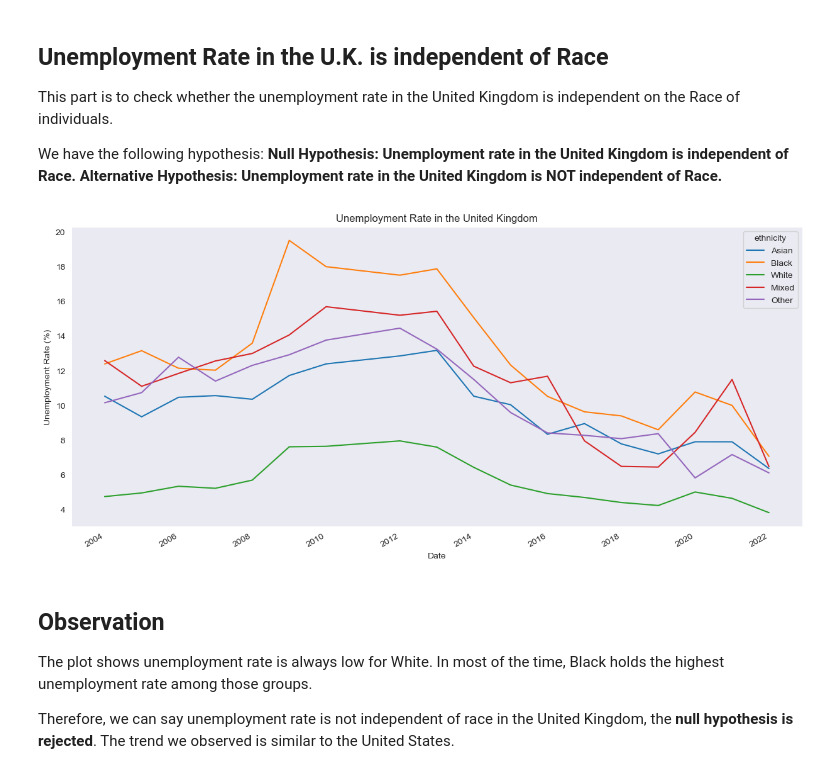
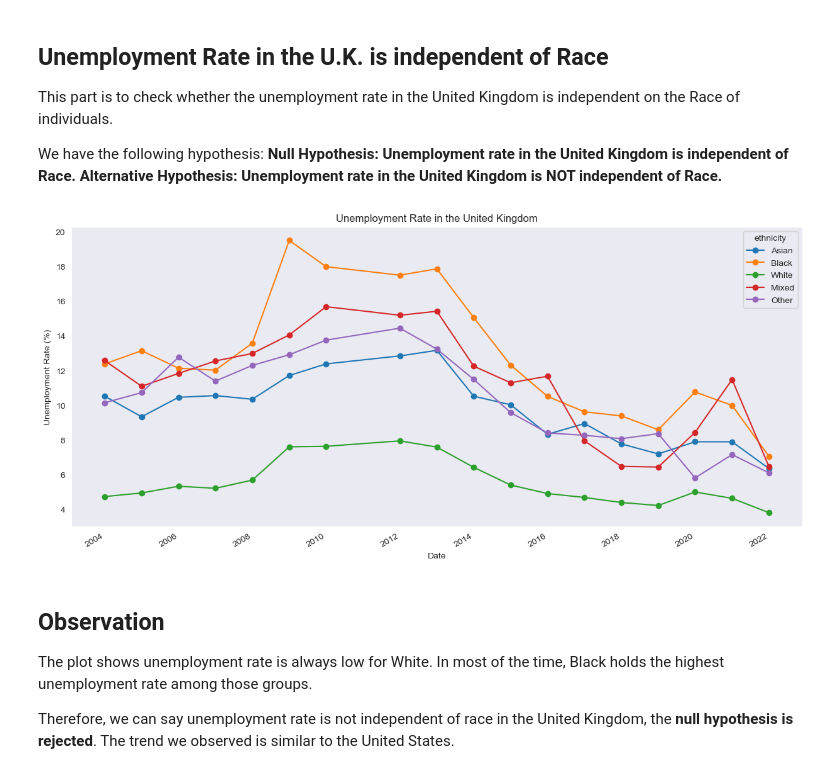
Before and after one commit to Zhen3408/2024Spr_projects, a Jupyter notebook: Final_Project_zl.ipynb, the cells around one changed output. Cells and saved outputs as stored; diff of their text form; code cells hidden in the pictures.

```diff
--- a/Final_Project_zl.ipynb
+++ b/Final_Project_zl.ipynb
@@ -116,14 +117,14 @@ We have the following hypothesis:
 Alternative Hypothesis: Unemployment rate in the United Kingdom is NOT independent of Race.**
 # %%
 df_uk_unemployment_race = process_onsgovuk_data('./Data/OnsGovUK/unemployment-by-region-2022.csv')
-df_uk_unemployment_race.plot(figsize=(15, 7), linewidth = 1.5)
+df_uk_unemployment_race.plot(figsize=(15, 7), linewidth = 1.5, marker='o')
 plt.grid()
 plt.xlabel('Date')
 plt.ylabel('Unemployment Rate (%)')
 plt.title('Unemployment Rate in the United Kingdom')
 plt.show()
 # %% [output]
-[figure, old version]
+[figure, new version]
 # %% [markdown]
 ## Observation
 The plot shows unemployment rate is always low for White. In most of the time, Black holds the highest unemployment rate among those groups.
```
Also changed, not shown: parts of 14 cells of this notebook, 10 other files.
